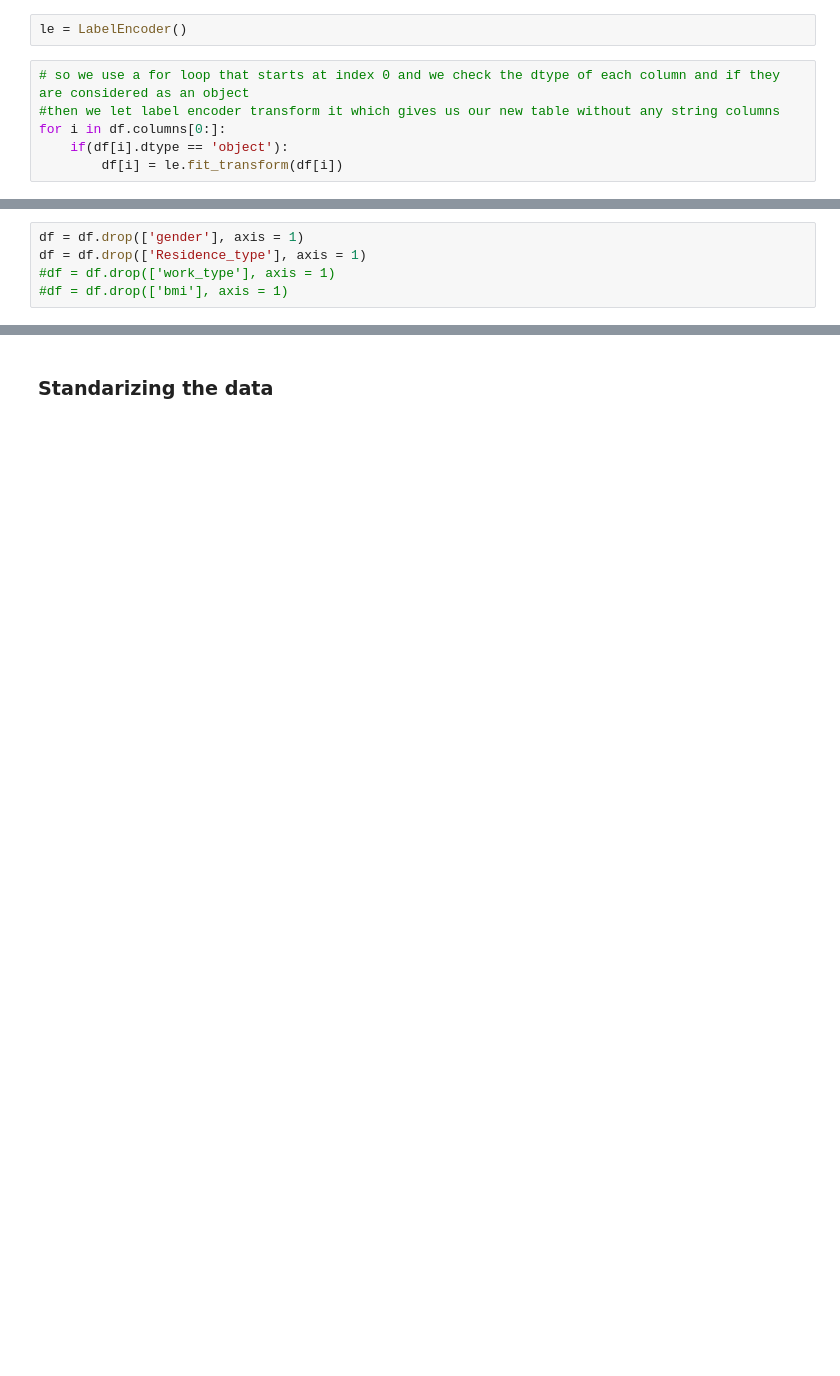
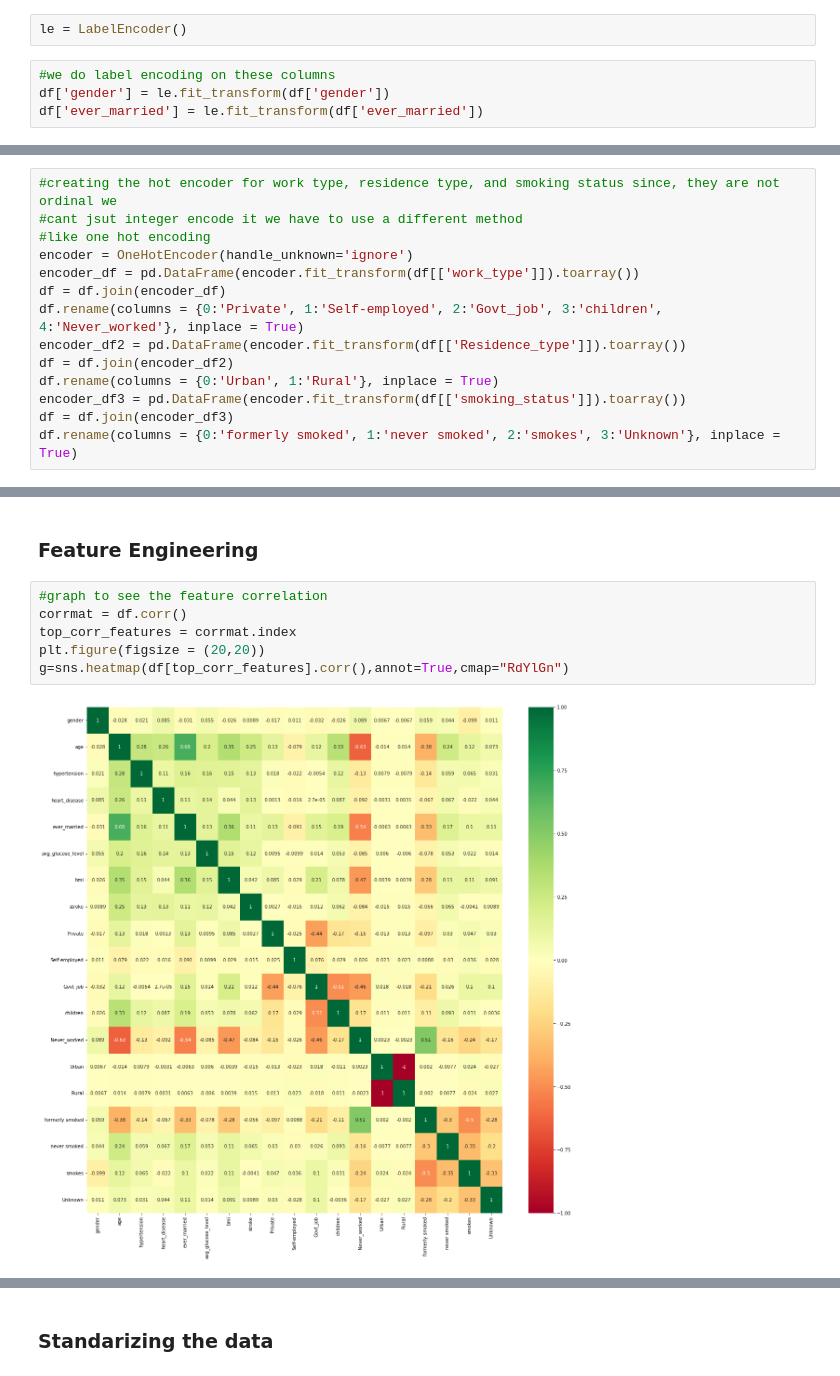
Before and after one commit to freddxworld/DataScience, a Jupyter notebook: JupyterNotebook/Project2/Project2.ipynb, the cells around one changed output, grey strips where cells are left out. Drawn from its saved outputs; the diff is of its cells as text; blank space fills up the shorter version.

```diff
--- a/JupyterNotebook/Project2/Project2.ipynb
+++ b/JupyterNotebook/Project2/Project2.ipynb
@@ -86,8 +39,6 @@ df
 # %%
 le = LabelEncoder()
 # %%
-# so we use a for loop that starts at index 0 and we check the dtype of each column and if they are considered as an object
-#then we let label encoder transform it which gives us our new table without any string columns
-for i in df.columns[0:]:
-    if(df[i].dtype == 'object'):
-        df[i] = le.fit_transform(df[i])
+#we do label encoding on these columns
+df['gender'] = le.fit_transform(df['gender'])
+df['ever_married'] = le.fit_transform(df['ever_married'])
@@ -135,5 +44,0 @@ g = sns.heatmap(df[top_corr_features].corr(), annot = True, cmap = "RdYlGn")
-# %%
-df = df.drop(['gender'], axis = 1)
-df = df.drop(['Residence_type'], axis = 1)
-#df = df.drop(['work_type'], axis = 1)
-#df = df.drop(['bmi'], axis = 1)
@@ -152,0 +45,14 @@ df[1:].corr()
+# %%
+#creating the hot encoder for work type, residence type, and smoking status since, they are not ordinal we
+#cant jsut integer encode it we have to use a different method
+#like one hot encoding
+encoder = OneHotEncoder(handle_unknown='ignore')
+encoder_df = pd.DataFrame(encoder.fit_transform(df[['work_type']]).toarray())
+df = df.join(encoder_df)
+df.rename(columns = {0:'Private', 1:'Self-employed', 2:'Govt_job', 3:'children', 4:'Never_worked'}, inplace = True)
+encoder_df2 = pd.DataFrame(encoder.fit_transform(df[['Residence_type']]).toarray())
+df = df.join(encoder_df2)
+df.rename(columns = {0:'Urban', 1:'Rural'}, inplace = True)
+encoder_df3 = pd.DataFrame(encoder.fit_transform(df[['smoking_status']]).toarray())
+df = df.join(encoder_df3)
+df.rename(columns = {0:'formerly smoked', 1:'never smoked', 2:'smokes', 3:'Unknown'}, inplace = True)
@@ -152,0 +64,10 @@ df[1:].corr()
+# %% [markdown]
+### Feature Engineering
+# %%
+#graph to see the feature correlation
+corrmat = df.corr()
+top_corr_features = corrmat.index
+plt.figure(figsize = (20,20))
+g=sns.heatmap(df[top_corr_features].corr(),annot=True,cmap="RdYlGn")
+# %% [output]
+[figure, added]
```
Also changed, not shown: parts of 54 cells of this notebook.
